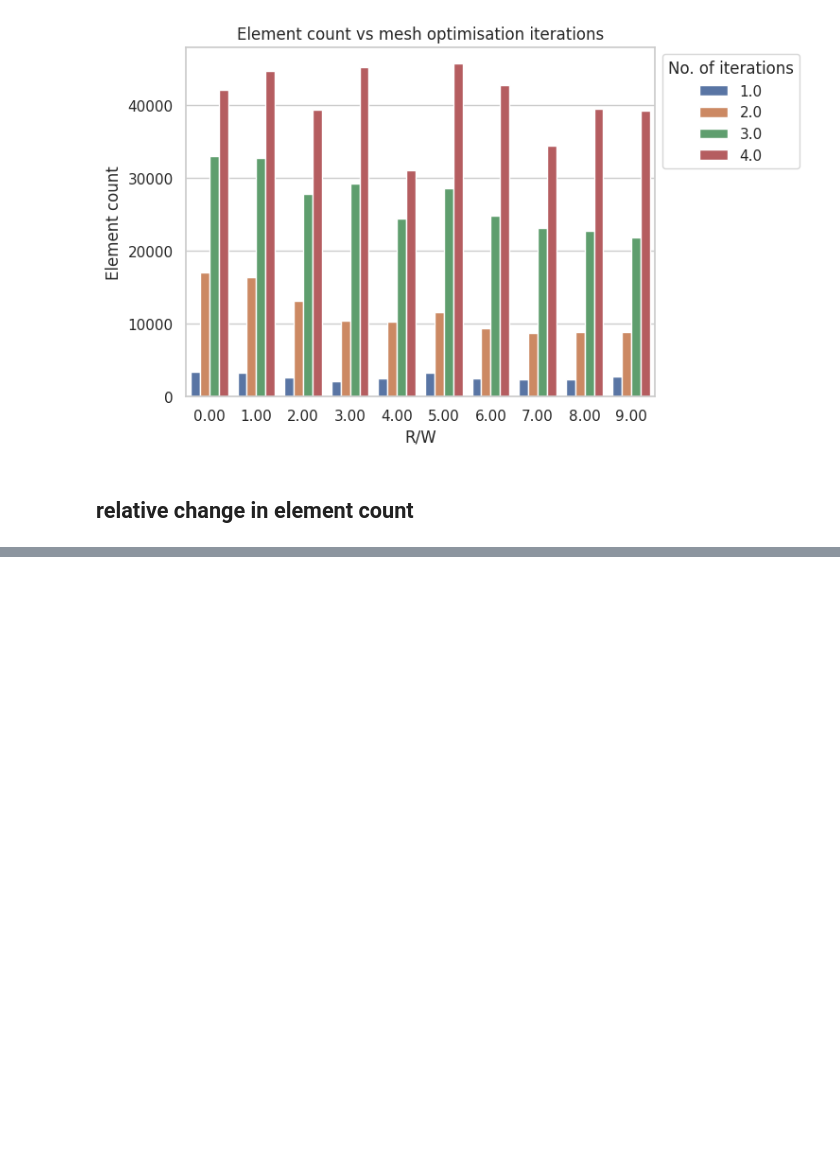
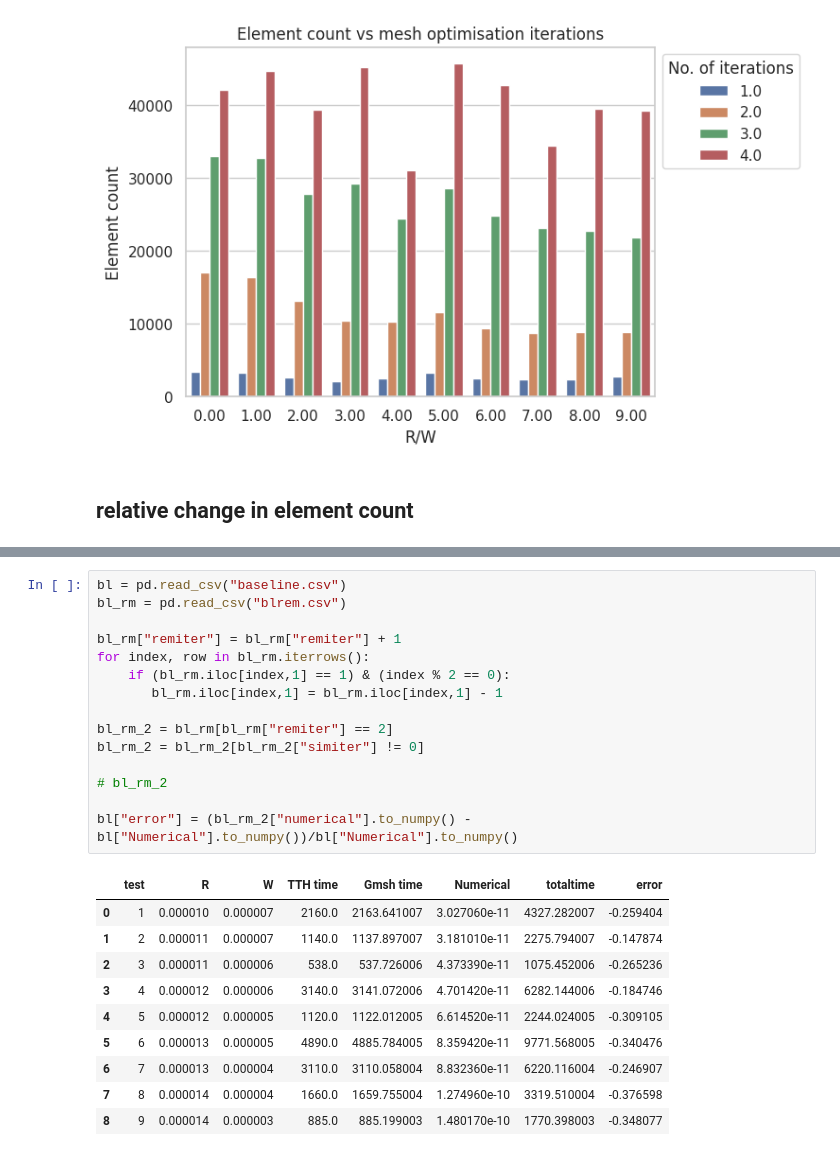
Before and after one commit to 23572027/SkripsieCode, a Jupyter notebook: testfiles/Circle_With_Remeshing/result.ipynb, the cells around one changed output, grey strips where cells are left out. Drawn from its saved outputs; the diff is of its cells as text; blank space fills up the shorter version.

```diff
--- a/testfiles/Circle_With_Remeshing/result.ipynb
+++ b/testfiles/Circle_With_Remeshing/result.ipynb
@@ -162,0 +226,26 @@ sns.relplot(dchange,x="R/W",y="value",hue="variable",kind="line")
+# %%
+bl = pd.read_csv("baseline.csv")
+bl_rm = pd.read_csv("blrem.csv")
+
+bl_rm["remiter"] = bl_rm["remiter"] + 1
+for index, row in bl_rm.iterrows():
+    if (bl_rm.iloc[index,1] == 1) & (index % 2 == 0):
+       bl_rm.iloc[index,1] = bl_rm.iloc[index,1] - 1
+
+bl_rm_2 = bl_rm[bl_rm["remiter"] == 2]
+bl_rm_2 = bl_rm_2[bl_rm_2["simiter"] != 0]
+
+# bl_rm_2
+
+bl["error"] = (bl_rm_2["numerical"].to_numpy() - bl["Numerical"].to_numpy())/bl["Numerical"].to_numpy()
+# %% [output]
+|  | test | R | W | TTH time | Gmsh time | Numerical | totaltime | error |
+| 0 | 1 | 0.000010 | 0.000007 | 2160.0 | 2163.641007 | 3.027060e-11 | 4327.282007 | -0.259404 |
+| 1 | 2 | 0.000011 | 0.000007 | 1140.0 | 1137.897007 | 3.181010e-11 | 2275.794007 | -0.147874 |
+| 2 | 3 | 0.000011 | 0.000006 | 538.0 | 537.726006 | 4.373390e-11 | 1075.452006 | -0.265236 |
+| 3 | 4 | 0.000012 | 0.000006 | 3140.0 | 3141.072006 | 4.701420e-11 | 6282.144006 | -0.184746 |
+| 4 | 5 | 0.000012 | 0.000005 | 1120.0 | 1122.012005 | 6.614520e-11 | 2244.024005 | -0.309105 |
+| 5 | 6 | 0.000013 | 0.000005 | 4890.0 | 4885.784005 | 8.359420e-11 | 9771.568005 | -0.340476 |
+| 6 | 7 | 0.000013 | 0.000004 | 3110.0 | 3110.058004 | 8.832360e-11 | 6220.116004 | -0.246907 |
+| 7 | 8 | 0.000014 | 0.000004 | 1660.0 | 1659.755004 | 1.274960e-10 | 3319.510004 | -0.376598 |
+| 8 | 9 | 0.000014 | 0.000003 | 885.0 | 885.199003 | 1.480170e-10 | 1770.398003 | -0.348077 |
```
Also changed, not shown: parts of 4 cells of this notebook, 19 other files.
